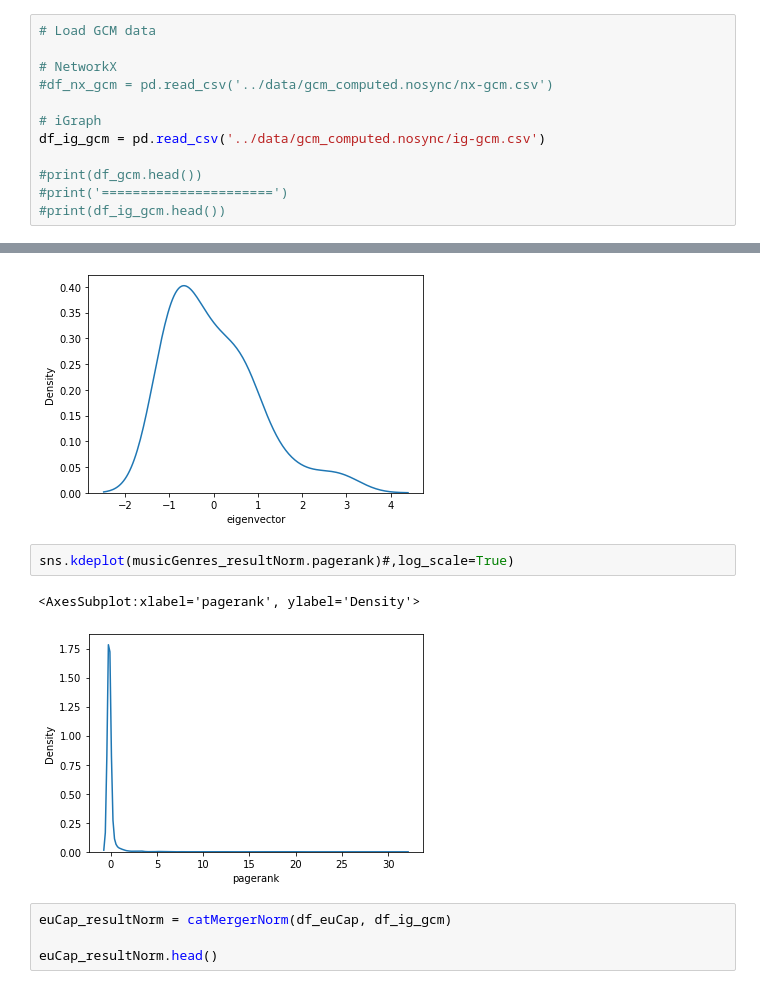
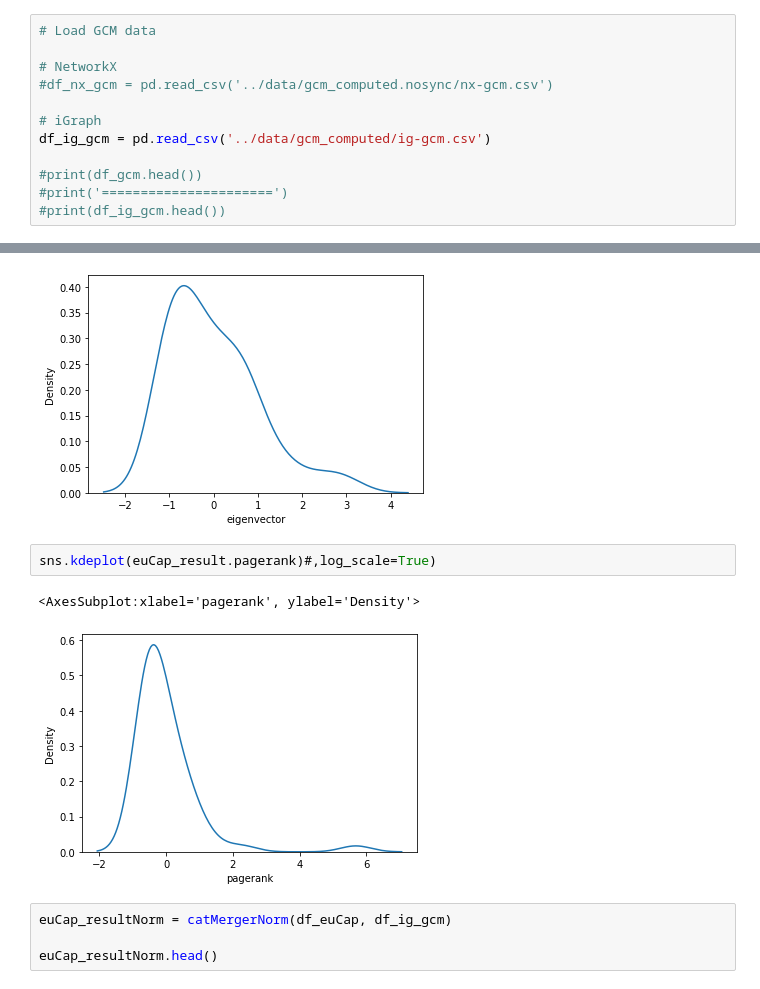
Before and after one commit to kevseitz/MAT, a Jupyter notebook: notebooks.nosync/GCM_analysis.ipynb, the cells around one changed output, grey strips where cells are left out. Cells and saved outputs as stored; diff of their text form.

```diff
--- a/notebooks.nosync/GCM_analysis.ipynb
+++ b/notebooks.nosync/GCM_analysis.ipynb
@@ -56,7 +56,7 @@ All packages loaded and ready to roll :-)
 #df_nx_gcm = pd.read_csv('../data/gcm_computed.nosync/nx-gcm.csv')
 
 # iGraph
-df_ig_gcm = pd.read_csv('../data/gcm_computed.nosync/ig-gcm.csv')
+df_ig_gcm = pd.read_csv('../data/gcm_computed/ig-gcm.csv')
 
 #print(df_gcm.head())
 #print('======================')
@@ -498,10 +537,10 @@ sns.kdeplot(euCap_result.eigenvector)
 <AxesSubplot:xlabel='eigenvector', ylabel='Density'>
 [figure]
 # %%
-sns.kdeplot(musicGenres_resultNorm.pagerank)#,log_scale=True)
+sns.kdeplot(euCap_result.pagerank)#,log_scale=True)
 # %% [output]
 <AxesSubplot:xlabel='pagerank', ylabel='Density'>
-[figure, old version]
+[figure, new version]
 # %%
 euCap_resultNorm = catMergerNorm(df_euCap, df_ig_gcm)
 
```
Also changed, not shown: parts of 26 cells of this notebook, 15 other files.
